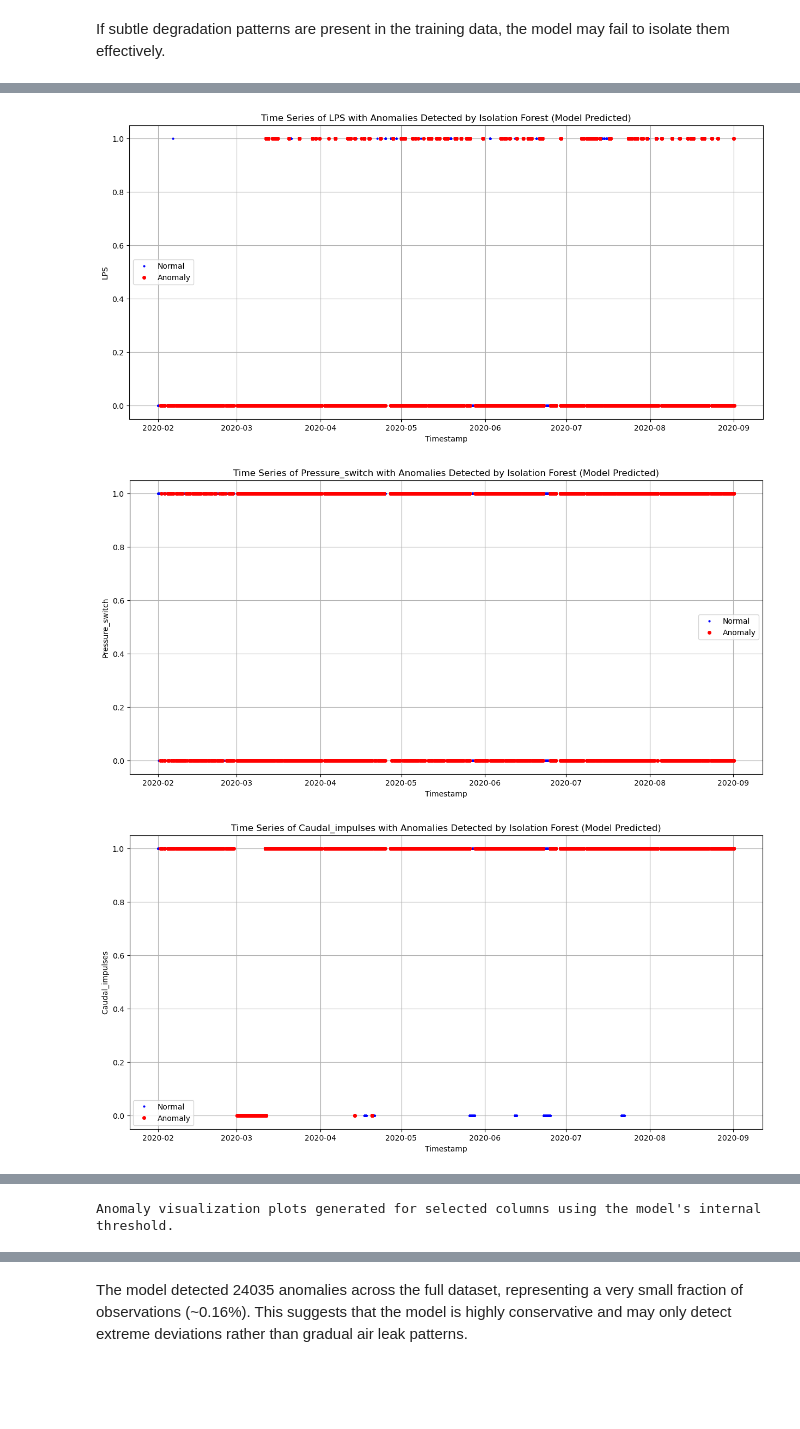
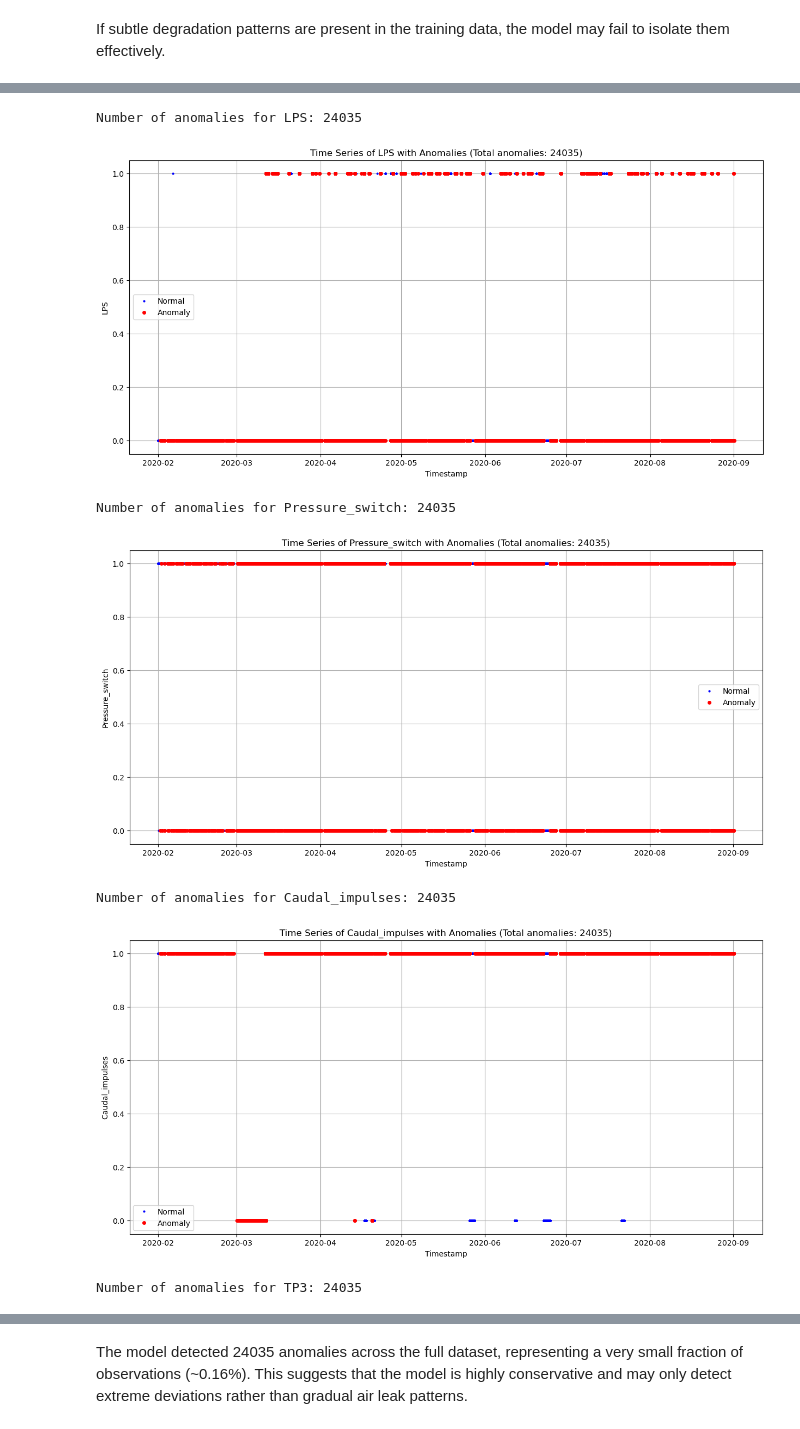
Before and after one commit to lforey/Projet_ALSTOM, a Jupyter notebook: Projet_ALSTOM/MetroPT_3_analysis_&_ML_ter.ipynb, the cells around one changed output, grey strips where cells are left out. Cells and saved outputs as stored; diff of their text form; code cells hidden in the pictures; blank space fills up the shorter version.

```diff
--- a/Projet_ALSTOM/MetroPT_3_analysis_&_ML_ter.ipynb
+++ b/Projet_ALSTOM/MetroPT_3_analysis_&_ML_ter.ipynb
@@ -287,6 +287,11 @@ print(f"Total number of anomalies detected in the full dataset: {num_total_anoma
 columns_to_visualize = ['TP2', 'DV_pressure', 'LPS', 'Pressure_switch', 'Caudal_impulses', 'TP3']
 
 for col in columns_to_visualize:
+
+    # Count anomalies for this column (points that will appear in red)
+    num_anomalies_col = df_merged_features[df_merged_features['is_anomaly'] == 1][col].count()
+    print(f"Number of anomalies for {col}: {num_anomalies_col}")
+
     plt.figure(figsize=(15, 7))
 
     # Plot normal points
@@ -299,7 +304,7 @@ for col in columns_to_visualize:
              df_merged_features[df_merged_features['is_anomaly'] == 1][col],
              'o', markersize=4, color='red', label='Anomaly')
 
-    plt.title(f'Time Series of {col} with Anomalies Detected by Isolation Forest (Model Predicted)')
+    plt.title(f'Time Series of {col} with Anomalies (Total anomalies: {num_anomalies_col})')
     plt.xlabel('Timestamp')
     plt.ylabel(col)
     plt.legend()
@@ -314,3 +321,7 @@ Total number of anomalies detected in the full dataset: 24035
+Number of anomalies for LPS: 24035
-[figure, old version]
+[figure, new version]
+Number of anomalies for Pressure_switch: 24035
-[figure, old version]
+[figure, new version]
+Number of anomalies for Caudal_impulses: 24035
-[figure, old version]
+[figure, new version]
+Number of anomalies for TP3: 24035
@@ -318 +328,0 @@ Total number of anomalies detected in the full dataset: 24035
-Anomaly visualization plots generated for selected columns using the model's internal threshold.
```
Also changed, not shown: parts of 10 cells of this notebook.
